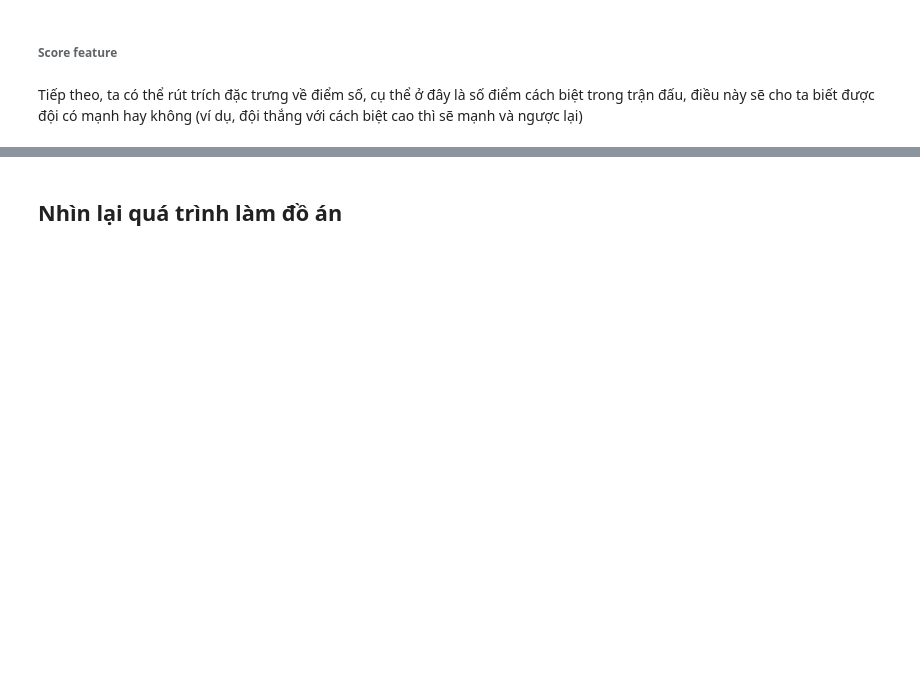
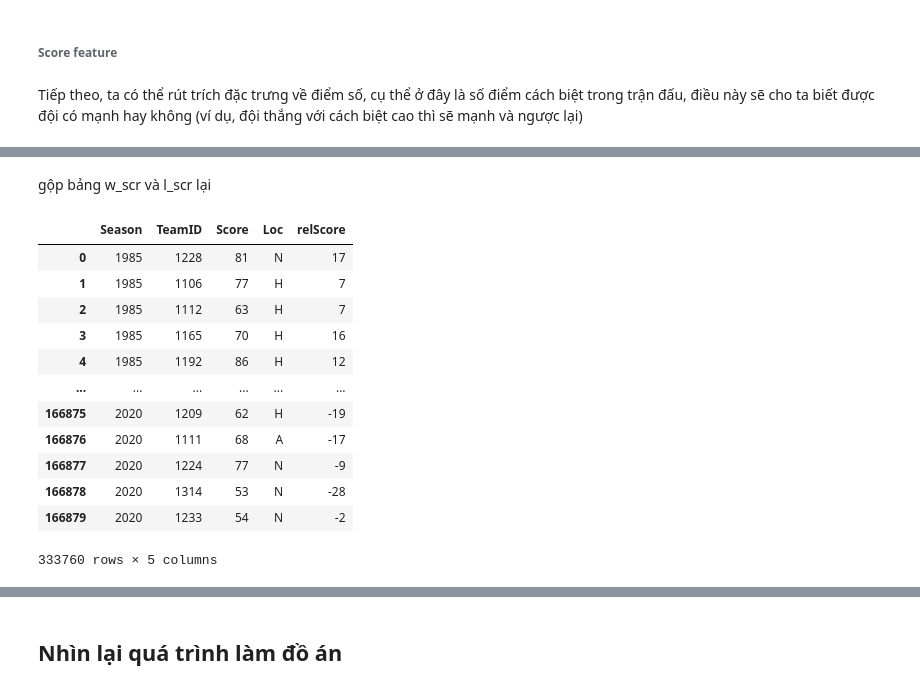
Before and after one commit to nomiku1999/KTDLUD, a Jupyter notebook: Report.ipynb, the cells around one changed output, grey strips where cells are left out. Drawn from its saved outputs; the diff is of its cells as text; code cells hidden in the pictures; blank space fills up the shorter version.

```diff
--- a/Report.ipynb
+++ b/Report.ipynb
@@ -417,0 +474,19 @@ Tiếp theo, ta có thể rút trích đặc trưng về điểm số, cụ th
+# %% [markdown]
+gộp bảng w_scr và l_scr lại
+# %%
+wl_scr = pd.concat([w_scr,l_scr])
+wl_scr
+# %% [output]
+|  | Season | TeamID | Score | Loc | relScore |
+| 0 | 1985 | 1228 | 81 | N | 17 |
+| 1 | 1985 | 1106 | 77 | H | 7 |
+| 2 | 1985 | 1112 | 63 | H | 7 |
+| 3 | 1985 | 1165 | 70 | H | 16 |
+| 4 | 1985 | 1192 | 86 | H | 12 |
+| ... | ... | ... | ... | ... | ... |
+| 166875 | 2020 | 1209 | 62 | H | -19 |
+| 166876 | 2020 | 1111 | 68 | A | -17 |
+| 166877 | 2020 | 1224 | 77 | N | -9 |
+| 166878 | 2020 | 1314 | 53 | N | -28 |
+| 166879 | 2020 | 1233 | 54 | N | -2 |
+333760 rows × 5 columns
```
Also changed, not shown: parts of 13 cells of this notebook.
